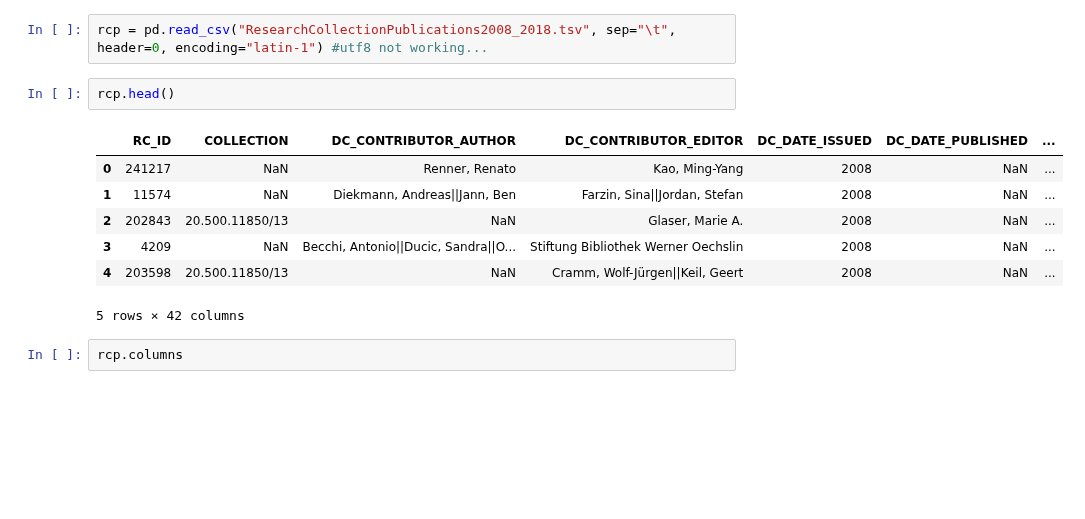
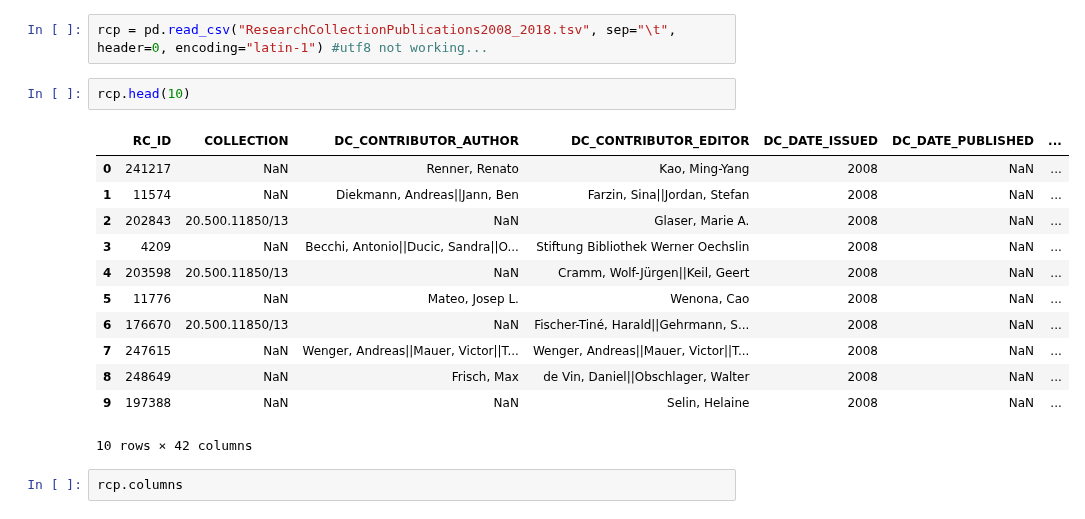
Before and after one commit to GiuliaLanzillotta/ETH_SEARCH, a Jupyter notebook: Data exploration.ipynb, the cells around one changed output. Cells and saved outputs as stored; diff of their text form; blank space fills up the shorter version.

```diff
--- a/Data exploration.ipynb
+++ b/Data exploration.ipynb
@@ -26,15 +24,20 @@ ResearchCollectionPublications2008_2018.tsv
 # %%
 rcp = pd.read_csv("ResearchCollectionPublications2008_2018.tsv", sep="\t", header=0, encoding="latin-1") #utf8 not working...
 # %%
-rcp.head()
+rcp.head(10)
 # %% [output]
 |  | RC_ID | COLLECTION | DC_CONTRIBUTOR_AUTHOR | DC_CONTRIBUTOR_EDITOR | DC_DATE_ISSUED | DC_DATE_PUBLISHED | ... |
 | 0 | 241217 | NaN | Renner, Renato | Kao, Ming-Yang | 2008 | NaN | ... |
 | 1 | 11574 | NaN | Diekmann, Andreas||Jann, Ben | Farzin, Sina||Jordan, Stefan | 2008 | NaN | ... |
 | 2 | 202843 | 20.500.11850/13 | NaN | Glaser, Marie A. | 2008 | NaN | ... |
 | 3 | 4209 | NaN | Becchi, Antonio||Ducic, Sandra||O... | Stiftung Bibliothek Werner Oechslin | 2008 | NaN | ... |
 | 4 | 203598 | 20.500.11850/13 | NaN | Cramm, Wolf-Jürgen||Keil, Geert | 2008 | NaN | ... |
+| 5 | 11776 | NaN | Mateo, Josep L. | Wenona, Cao | 2008 | NaN | ... |
+| 6 | 176670 | 20.500.11850/13 | NaN | Fischer-Tiné, Harald||Gehrmann, S... | 2008 | NaN | ... |
+| 7 | 247615 | NaN | Wenger, Andreas||Mauer, Victor||T... | Wenger, Andreas||Mauer, Victor||T... | 2008 | NaN | ... |
+| 8 | 248649 | NaN | Frisch, Max | de Vin, Daniel||Obschlager, Walter | 2008 | NaN | ... |
+| 9 | 197388 | NaN | NaN | Selin, Helaine | 2008 | NaN | ... |
-5 rows × 42 columns
+10 rows × 42 columns
 # %%
 rcp.columns
 # %% [output]
```
Also changed, not shown: parts of 11 cells of this notebook.
